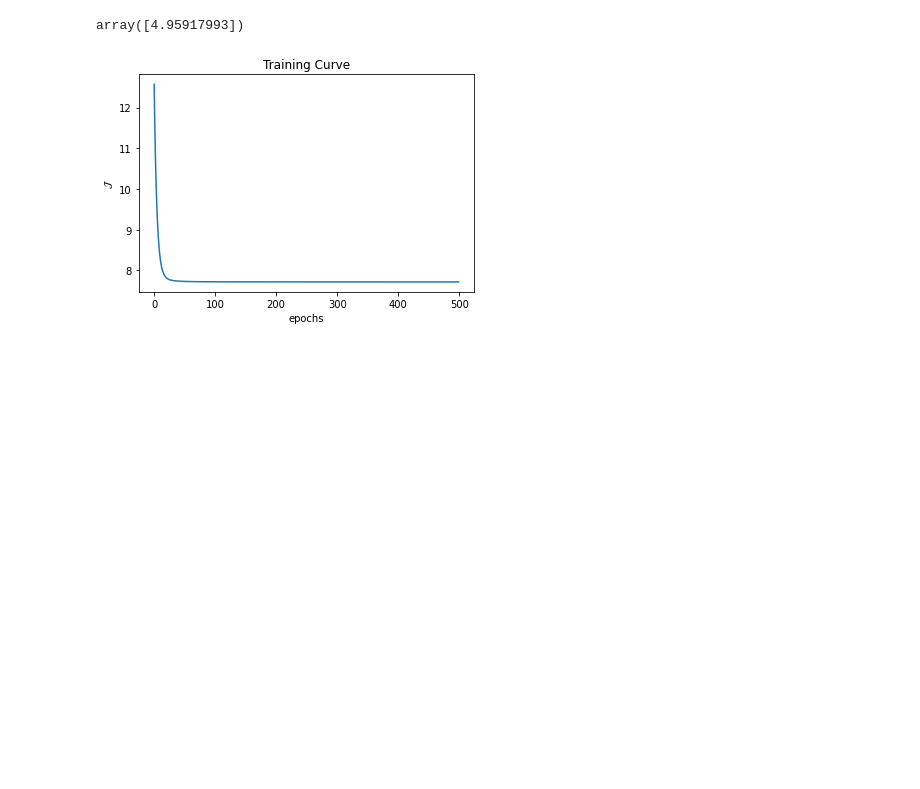
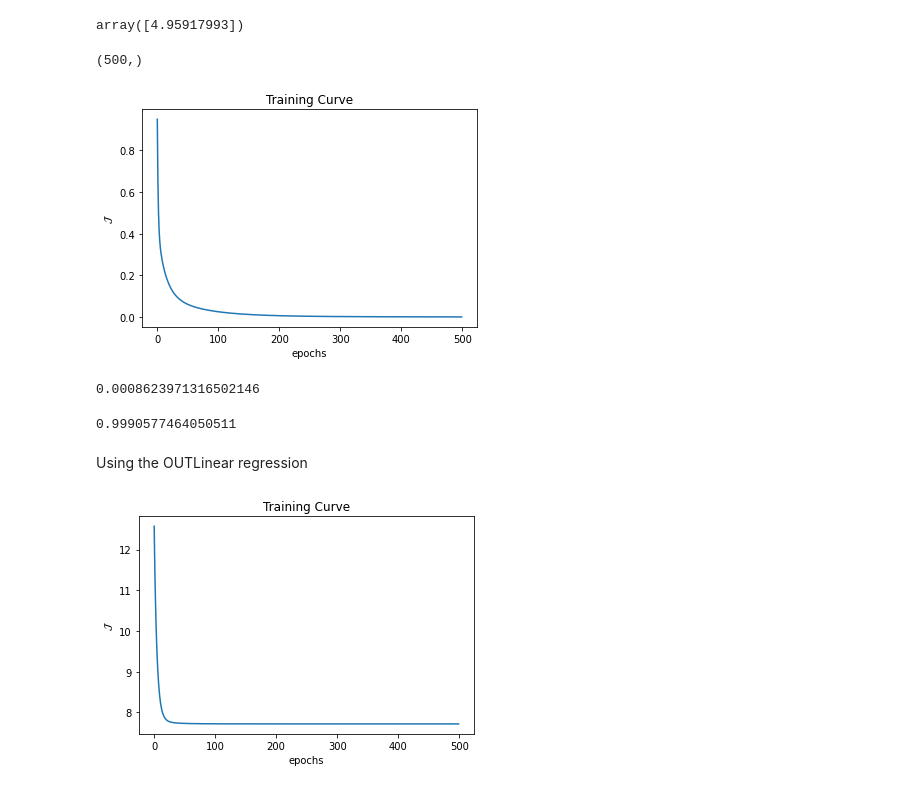
Before and after one commit to valdolab/DS-ML_Projects, a Jupyter notebook: Assignments/Assignment_3_Regression.ipynb, the cells around one changed output. Saved outputs shown, nothing was run; the diff lists cells and outputs as text; code cells hidden in the pictures; blank space fills up the shorter version.

```diff
--- a/Assignments/Assignment_3_Regression.ipynb
+++ b/Assignments/Assignment_3_Regression.ipynb
@@ -382,3 +364,0 @@ class KNNRegressor():
-# %%
-knnr = KNNRegressor()
-knnr.fit(X_reg,y_reg)
@@ -422,0 +399,19 @@ myReg2 = OURLinearRegression()
+# %%
+#split in train and test
+#first shufle the dataset
+num_test_reg = int(len(X_reg)*0.10)
+
+#and the split for training and test, and also the target feature
+X_test_reg = X_reg[0:num_test_reg,:]
+y_test_reg = y_reg[0:num_test_reg]
+X_train_reg = X_reg[num_test_reg:,:]
+y_train_reg = y_reg[num_test_reg:]
+
+y_test_reg.shape
+# %% [output]
+(500,)
+# %%
+myReg = MVLinearRegression()
+myReg.fit(X_train_reg,y_train_reg, epochs=5e2, eta=0.02, show_curve=True)
+# %% [output]
+[figure, added]
@@ -422,0 +421,12 @@ myReg2 = OURLinearRegression()
+# %%
+#using OLS and R2
+N, D = X_test_reg.shape
+OLS(y_test_reg, y_hat_test_reg, N)
+# %% [output]
+0.0008623971316502146
+# %%
+R2(y_test_reg, y_hat_test_reg)
+# %% [output]
+0.9990577464050511
+# %% [markdown]
+Using the OUTLinear regression
```
Also changed, not shown: parts of 13 cells of this notebook.
